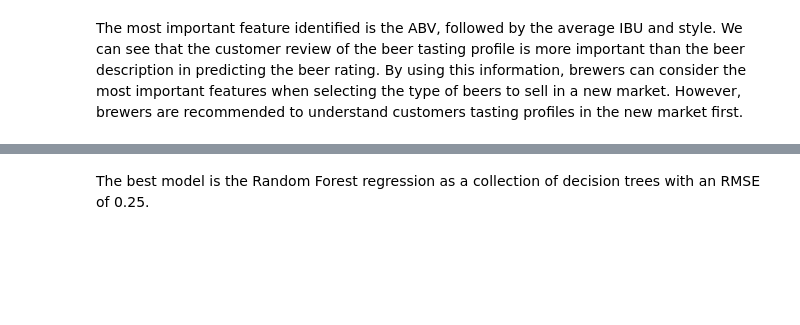
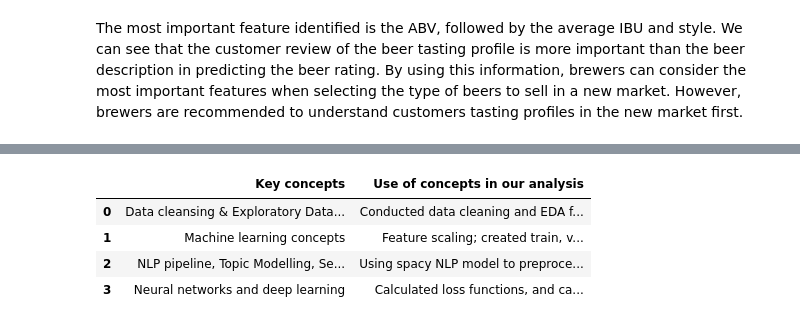
Before and after one commit to happysoymilk/beer_data_analysis, a Jupyter notebook: aml-fcp_regression.ipynb, the cells around one changed output, grey strips where cells are left out. Cells and saved outputs as stored; diff of their text form; code cells hidden in the pictures; blank space fills up the shorter version.

```diff
--- a/aml-fcp_regression.ipynb
+++ b/aml-fcp_regression.ipynb
@@ -735,2 +361,17 @@ array([0.2373429 , 0.26810477])
-# %% [markdown]
-The best model is the Random Forest regression as a collection of decision trees with an RMSE of 0.25.
+# %%
+# table showing our application of in-class materials to our beer dataset
+table_of_content = pd.DataFrame([
+                                ["Data cleansing & Exploratory Data Analysis (EDA)", "Conducted data cleaning and EDA for our beer dataset"],
+                                ["Machine learning concepts", "Feature scaling; created train, validation and test samples to conduct regression, decision trees, random forest, cross validation; used RMSE for model comparison. Conducted PCA and k-means clustering analysis to identify customers' preferences for beer flavours"],
+                                ["NLP pipeline, Topic Modelling, Sentiment Analysis", "Using spacy NLP model to preprocess the data; using spacy matcher to extract key information from the dataset; conducted sentiment analysis on customers' reviews"],
+                                ["Neural networks and deep learning","Calculated loss functions, and carry out hyper-parameter tuning for deep learning"]
+                                ],
+                                columns=["Key concepts","Use of concepts in our analysis"])
+pd.set_option('display.max_colwidth', None)
+table_of_content
+# %% [output]
+|  | Key concepts | Use of concepts in our analysis |
+| 0 | Data cleansing & Exploratory Data... | Conducted data cleaning and EDA f... |
+| 1 | Machine learning concepts | Feature scaling; created train, v... |
+| 2 | NLP pipeline, Topic Modelling, Se... | Using spacy NLP model to preproce... |
+| 3 | Neural networks and deep learning | Calculated loss functions, and ca... |
```
Also changed, not shown: parts of 50 cells of this notebook.
